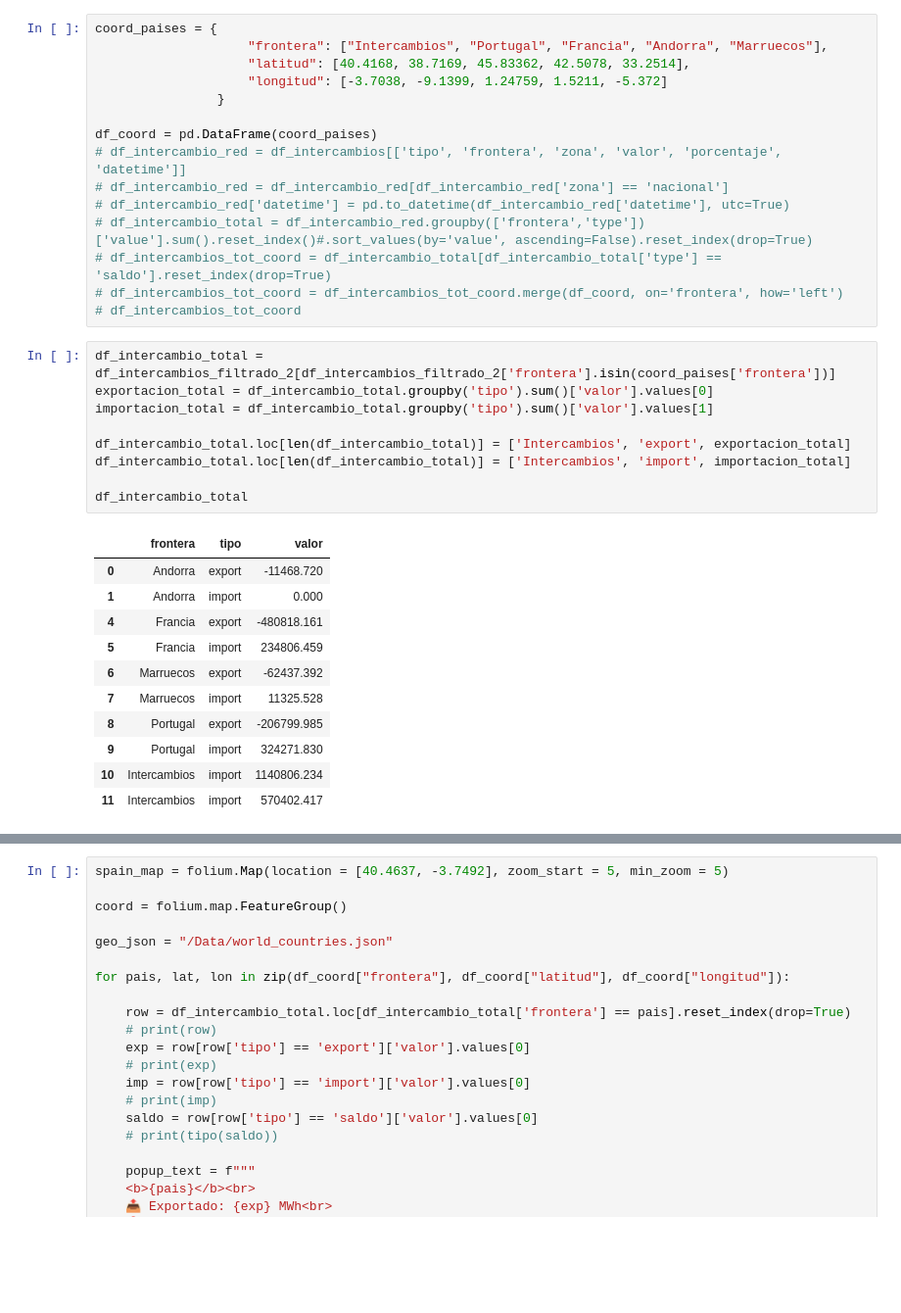
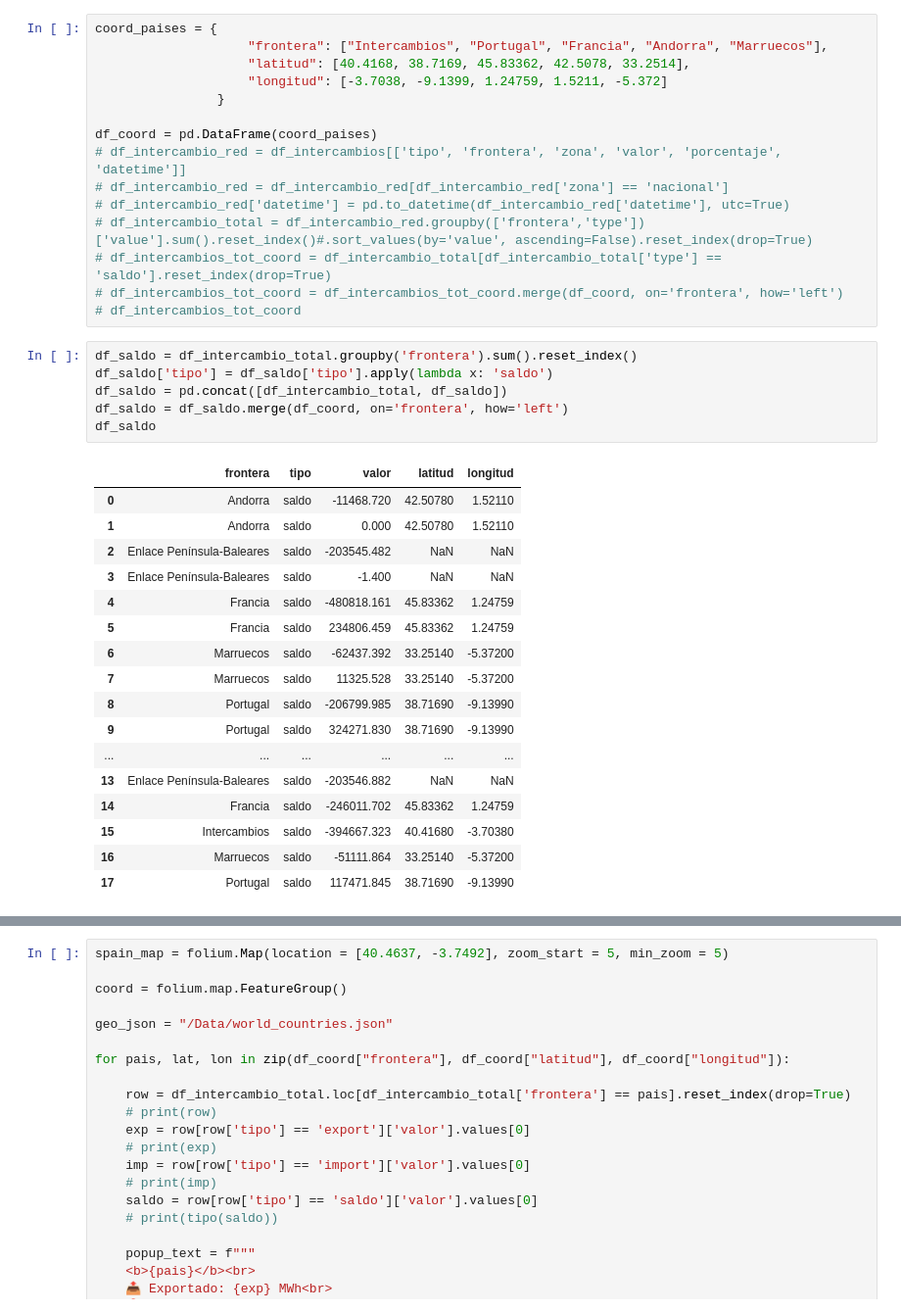
Before and after one commit to mgalvaro/PFB_red_electrica, a Jupyter notebook: Arreglos_Streamlit.ipynb, the cells around one changed output, grey strips where cells are left out. Shown at 98% size. Cells and saved outputs as stored; diff of their text form; blank space fills up the shorter version.

```diff
--- a/Arreglos_Streamlit.ipynb
+++ b/Arreglos_Streamlit.ipynb
@@ -111,24 +134,27 @@ df_coord = pd.DataFrame(coord_paises)
 # df_intercambios_tot_coord = df_intercambio_total[df_intercambio_total['type'] == 'saldo'].reset_index(drop=True)
 # df_intercambios_tot_coord = df_intercambios_tot_coord.merge(df_coord, on='frontera', how='left')
 # df_intercambios_tot_coord
-# %%
-df_intercambio_total = df_intercambios_filtrado_2[df_intercambios_filtrado_2['frontera'].isin(coord_paises['frontera'])]
-exportacion_total = df_intercambio_total.groupby('tipo').sum()['valor'].values[0]
-importacion_total = df_intercambio_total.groupby('tipo').sum()['valor'].values[1]
-
-df_intercambio_total.loc[len(df_intercambio_total)] = ['Intercambios', 'export', exportacion_total]
-df_intercambio_total.loc[len(df_intercambio_total)] = ['Intercambios', 'import', importacion_total]
-
-df_intercambio_total
-# %% [output]
-|  | frontera | tipo | valor |
-| 0 | Andorra | export | -11468.720 |
-| 1 | Andorra | import | 0.000 |
-| 4 | Francia | export | -480818.161 |
-| 5 | Francia | import | 234806.459 |
-| 6 | Marruecos | export | -62437.392 |
-| 7 | Marruecos | import | 11325.528 |
-| 8 | Portugal | export | -206799.985 |
-| 9 | Portugal | import | 324271.830 |
-| 10 | Intercambios | import | 1140806.234 |
-| 11 | Intercambios | import | 570402.417 |
+# %%
+df_saldo = df_intercambio_total.groupby('frontera').sum().reset_index()
+df_saldo['tipo'] = df_saldo['tipo'].apply(lambda x: 'saldo')
+df_saldo = pd.concat([df_intercambio_total, df_saldo])
+df_saldo = df_saldo.merge(df_coord, on='frontera', how='left')
+df_saldo
+# %% [output]
+|  | frontera | tipo | valor | latitud | longitud |
+| 0 | Andorra | saldo | -11468.720 | 42.50780 | 1.52110 |
+| 1 | Andorra | saldo | 0.000 | 42.50780 | 1.52110 |
+| 2 | Enlace Península-Baleares | saldo | -203545.482 | NaN | NaN |
+| 3 | Enlace Península-Baleares | saldo | -1.400 | NaN | NaN |
+| 4 | Francia | saldo | -480818.161 | 45.83362 | 1.24759 |
+| 5 | Francia | saldo | 234806.459 | 45.83362 | 1.24759 |
+| 6 | Marruecos | saldo | -62437.392 | 33.25140 | -5.37200 |
+| 7 | Marruecos | saldo | 11325.528 | 33.25140 | -5.37200 |
+| 8 | Portugal | saldo | -206799.985 | 38.71690 | -9.13990 |
+| 9 | Portugal | saldo | 324271.830 | 38.71690 | -9.13990 |
+| ... | ... | ... | ... | ... | ... |
+| 13 | Enlace Península-Baleares | saldo | -203546.882 | NaN | NaN |
+| 14 | Francia | saldo | -246011.702 | 45.83362 | 1.24759 |
+| 15 | Intercambios | saldo | -394667.323 | 40.41680 | -3.70380 |
+| 16 | Marruecos | saldo | -51111.864 | 33.25140 | -5.37200 |
+| 17 | Portugal | saldo | 117471.845 | 38.71690 | -9.13990 |
```
Also changed, not shown: parts of 2 cells of this notebook.
